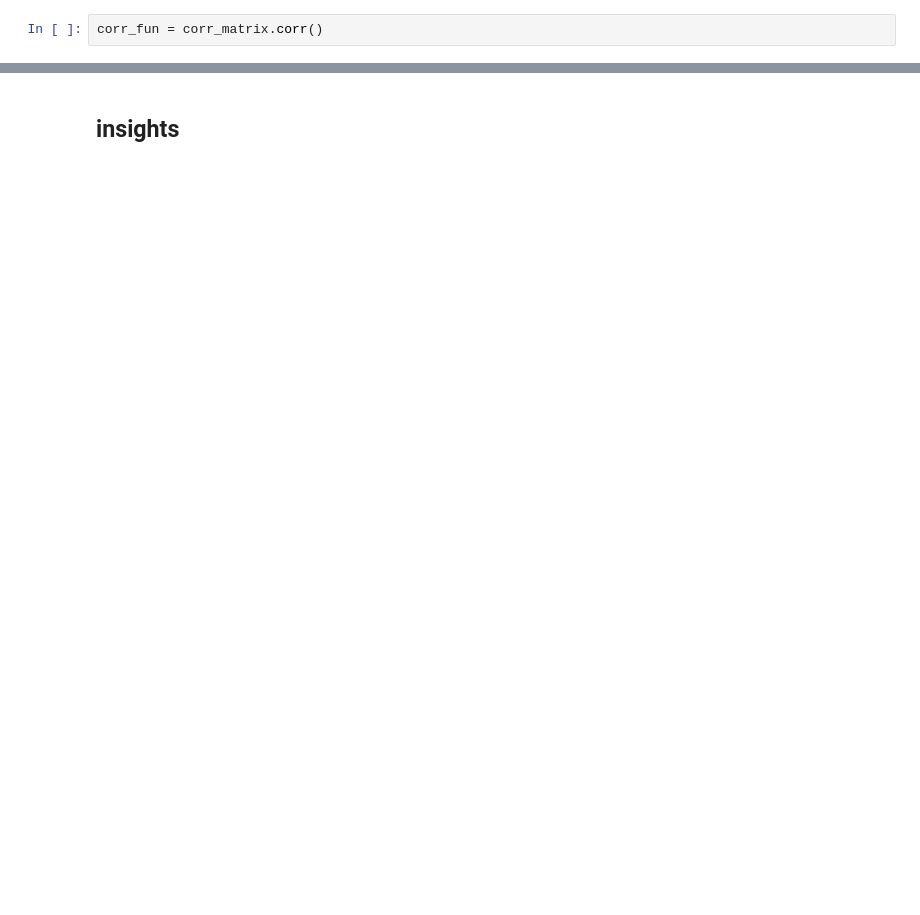
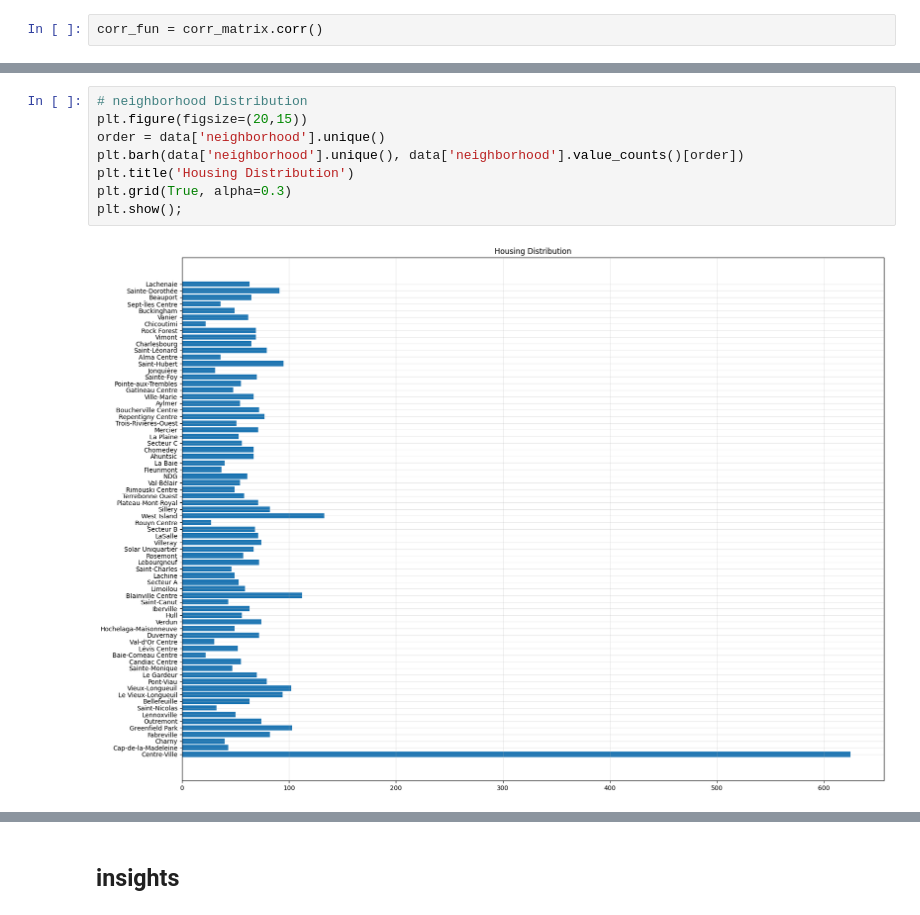
Before and after one commit to Astro0re/Data, a Jupyter notebook: Q_housing/analysis.ipynb, the cells around one changed output, grey strips where cells are left out. Cells and saved outputs as stored; diff of their text form; blank space fills up the shorter version.

```diff
--- a/Q_housing/analysis.ipynb
+++ b/Q_housing/analysis.ipynb
@@ -290,0 +155,10 @@ sale_du            -0.044118  1.000000
+# %%
+# neighborhood Distribution
+plt.figure(figsize=(20,15))
+order = data['neighborhood'].unique()
+plt.barh(data['neighborhood'].unique(), data['neighborhood'].value_counts()[order])
+plt.title('Housing Distribution')
+plt.grid(True, alpha=0.3)
+plt.show();
+# %% [output]
+[figure, added]
```
Also changed, not shown: parts of 42 cells of this notebook.
